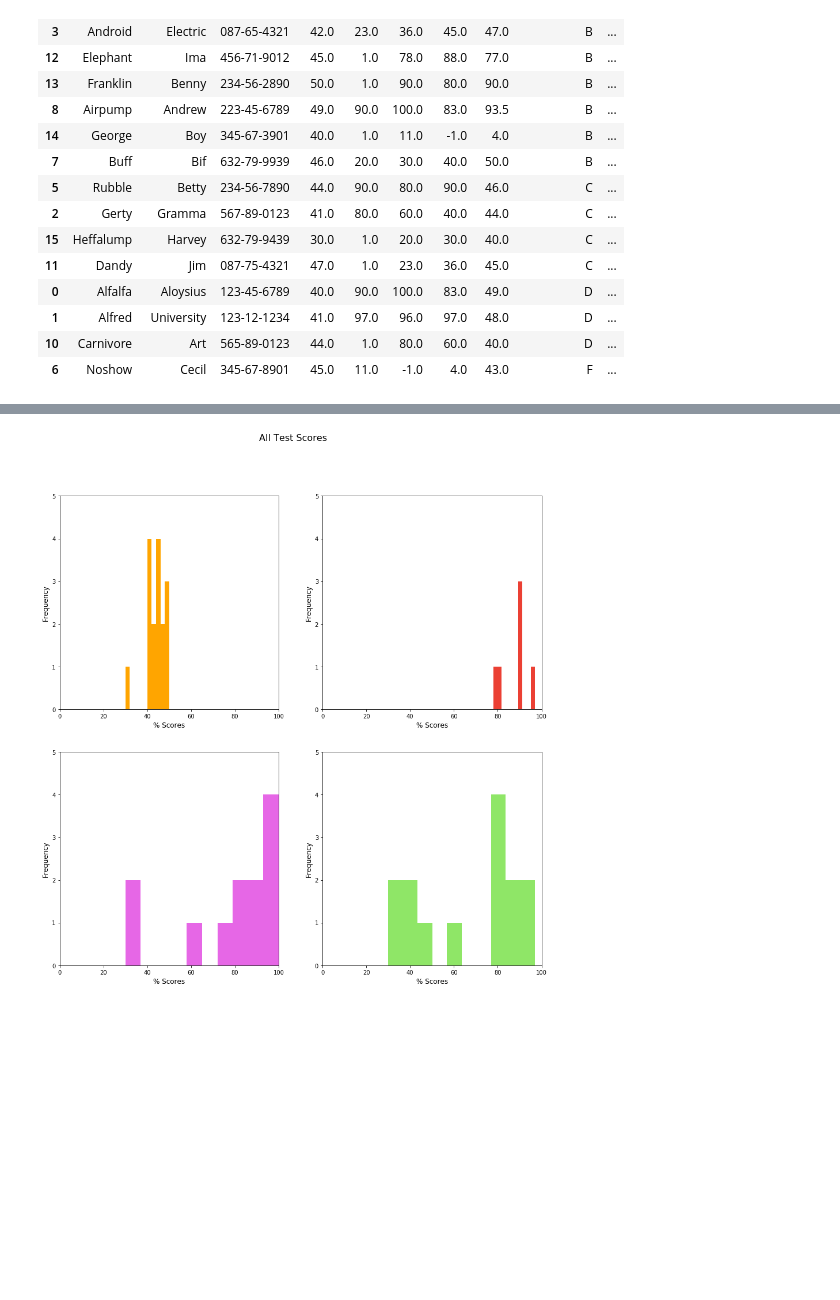
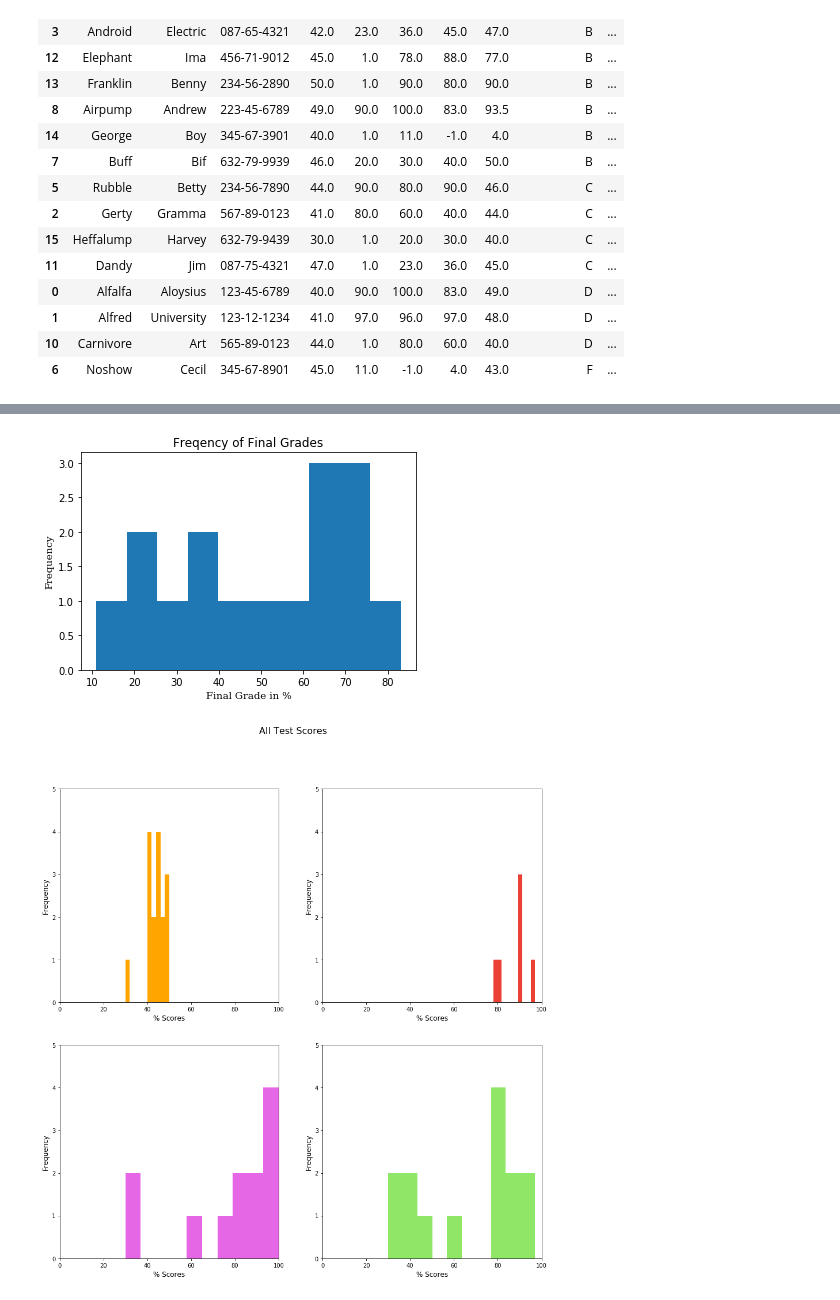
Before and after one commit to cecann10/Test, a Jupyter notebook: PracticePandas_Student_Grades.ipynb, the cells around one changed output, grey strips where cells are left out. Drawn from its saved outputs; the diff is of its cells as text; code cells hidden in the pictures; blank space fills up the shorter version.

```diff
--- a/PracticePandas_Student_Grades.ipynb
+++ b/PracticePandas_Student_Grades.ipynb
@@ -302,6 +300,13 @@ test2_score = df_grades.Test2
 test3_score = df_grades.Test3
 test4_score = df_grades.Test4
 final_score = df_grades.Final
+# %%
+plt.title("Freqency of Final Grades")
+plt.hist(class_num_grade)
+plt.xlabel("Final Grade in %", family="serif")
+plt.ylabel("Frequency", family='serif');
+# %% [output]
+[figure, added]
 # %%
 plt.figure(figsize=[15,15])
 
```
Also changed, not shown: parts of 14 cells of this notebook, 1 other file.
